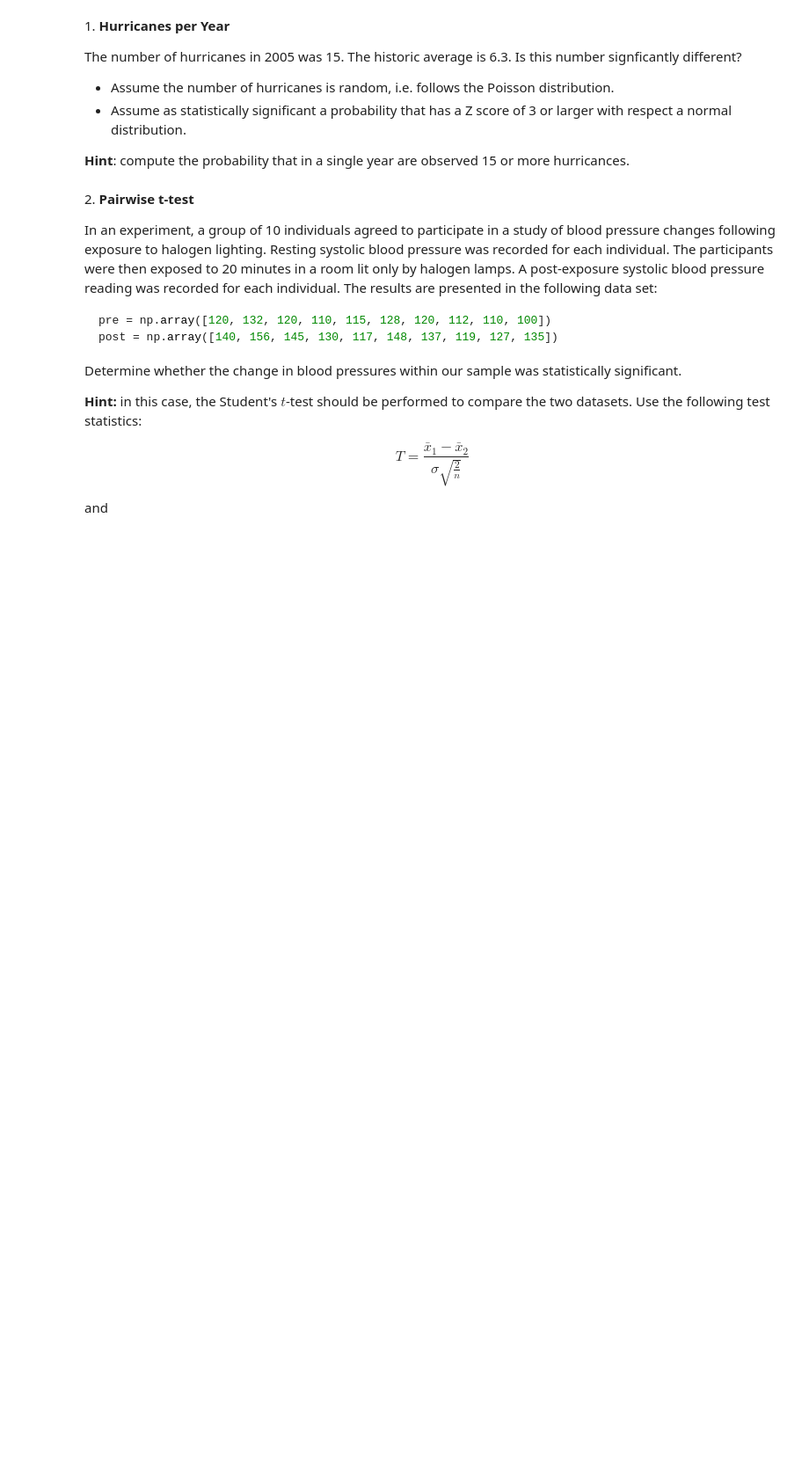
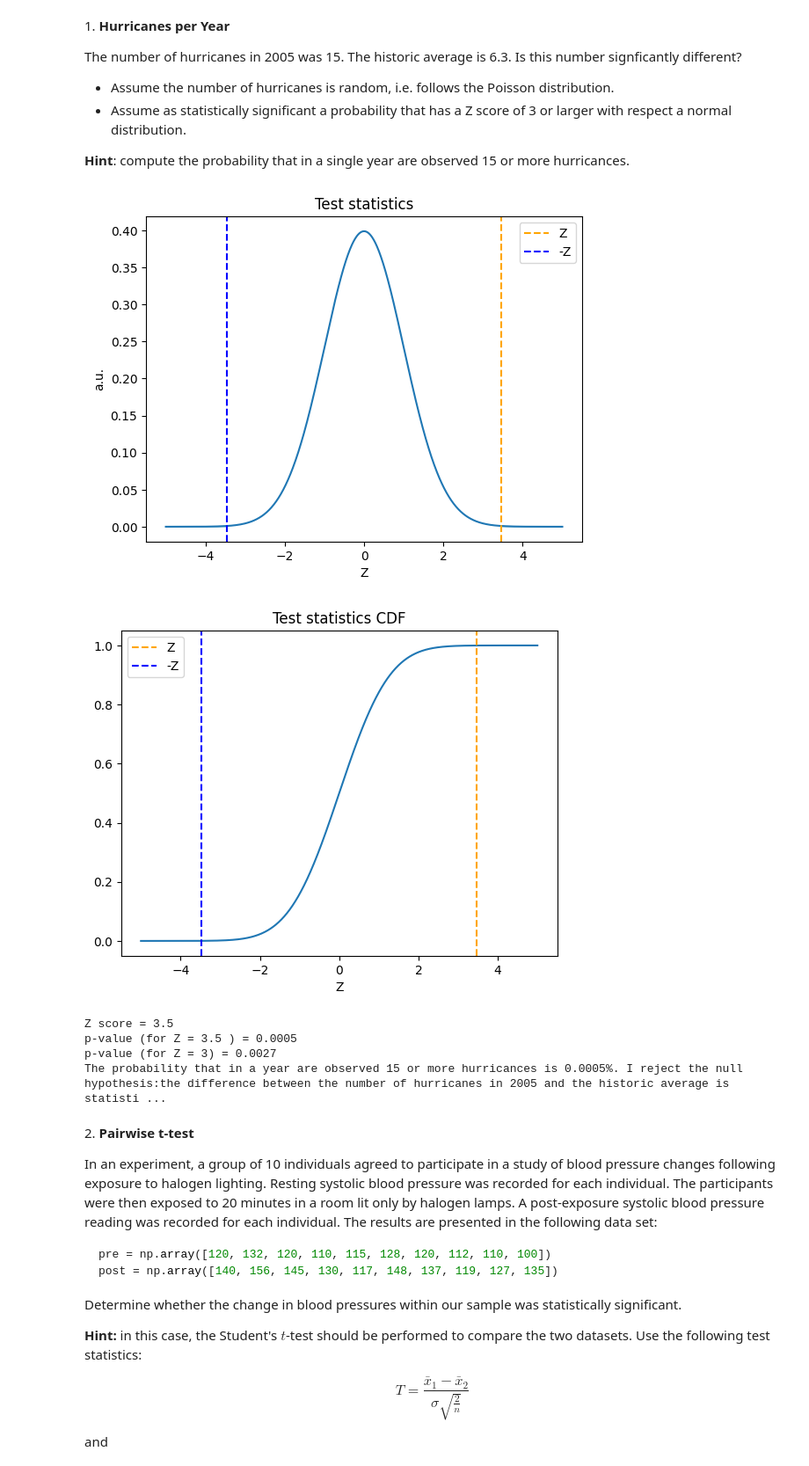
Before and after one commit to alextimis/ScientificComputingWithPython2022, a Jupyter notebook: 10ex_tests.ipynb, the cells around one changed output. Shown at 88% size. Drawn from its saved outputs; the diff is of its cells as text; code cells hidden in the pictures; blank space fills up the shorter version.

```diff
--- a/10ex_tests.ipynb
+++ b/10ex_tests.ipynb
@@ -16,6 +16,55 @@ The number of hurricanes in 2005 was 15. The historic average is 6.3. Is this nu
 - Assume as statistically significant a probability that has a Z score of 3 or larger with respect a normal distribution.
 
 **Hint**: compute the probability that in a single year are observed 15 or more hurricances.
+# %%
+x0 = 15
+mu = 6.3
+
+sigma_mu = np.sqrt(mu)
+Z = abs(x0-mu)/sigma_mu
+
+
+xs = np.linspace(-5, +5, 1000)
+ts = stats.norm.pdf(xs)
+plt.plot(xs, ts)
+plt.fill_between(xs, ts, where=np.abs(xs) > np.abs(Z), color='lightblue')
+plt.axvline(Z, linestyle='--', color='orange', label='Z')
+plt.axvline(-Z, linestyle='--', color='blue', label='-Z')
+plt.title("Test statistics")
+plt.ylabel("a.u.")
+plt.xlabel("Z")
+plt.legend()
+plt.show()
+
+
+cs = stats.norm.cdf(xs)
+plt.plot(xs, cs)
+plt.axvline(Z, linestyle='--', color='orange', label='Z')
+plt.axvline(-Z, linestyle='--', color='blue', label='-Z')
+plt.title("Test statistics CDF")
+plt.xlabel("Z")
+plt.legend(loc = 'best')
+plt.show()
+
+
+pvalue_Z3 = stats.norm.cdf(-3) + (1. - stats.norm.cdf(3))
+pvalue = stats.norm.cdf(-Z) + (1. - stats.norm.cdf(Z))
+
+print('Z score = %.1f' %Z)
+print('p-value (for Z = %.1f' %Z, ') = %.4f' %pvalue)
+print('p-value (for Z = 3) = %.4f' %pvalue_Z3)
+
+if pvalue < pvalue_Z3:
+    print('The probability that in a year are observed 15 or more hurricances is %.4f%%. I reject the null hypothesis:the difference between the number of hurricanes in 2005 and the historic average is statistically significant.' %pvalue)
+else:
+    print('The probability that in a year are observed 15 or more hurricances is %.4f%%. I accept the null hypothesis.' %pvalue)
+# %% [output]
+[figure, added]
+[figure, added]
+Z score = 3.5
+p-value (for Z = 3.5 ) = 0.0005
+p-value (for Z = 3) = 0.0027
+The probability that in a year are observed 15 or more hurricances is 0.0005%. I reject the null hypothesis:the difference between the number of hurricanes in 2005 and the historic average is statisti ...
 # %% [markdown]
 2\. **Pairwise t-test**
 
```
Also changed, not shown: parts of 4 cells of this notebook.
